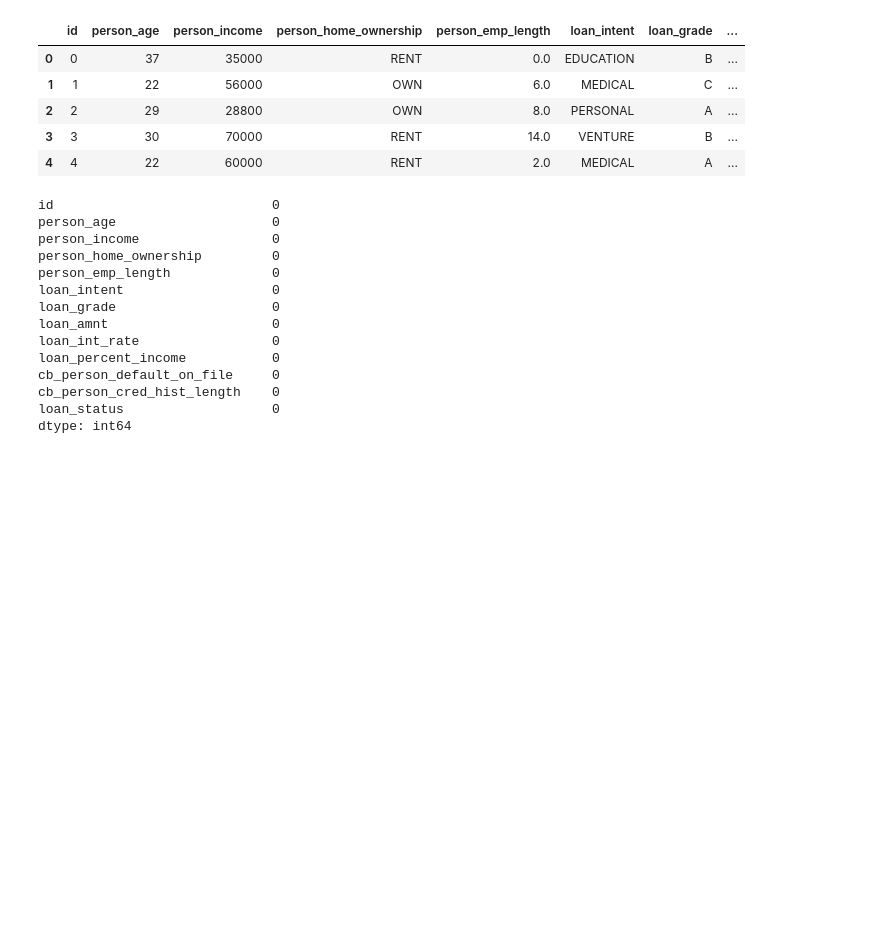
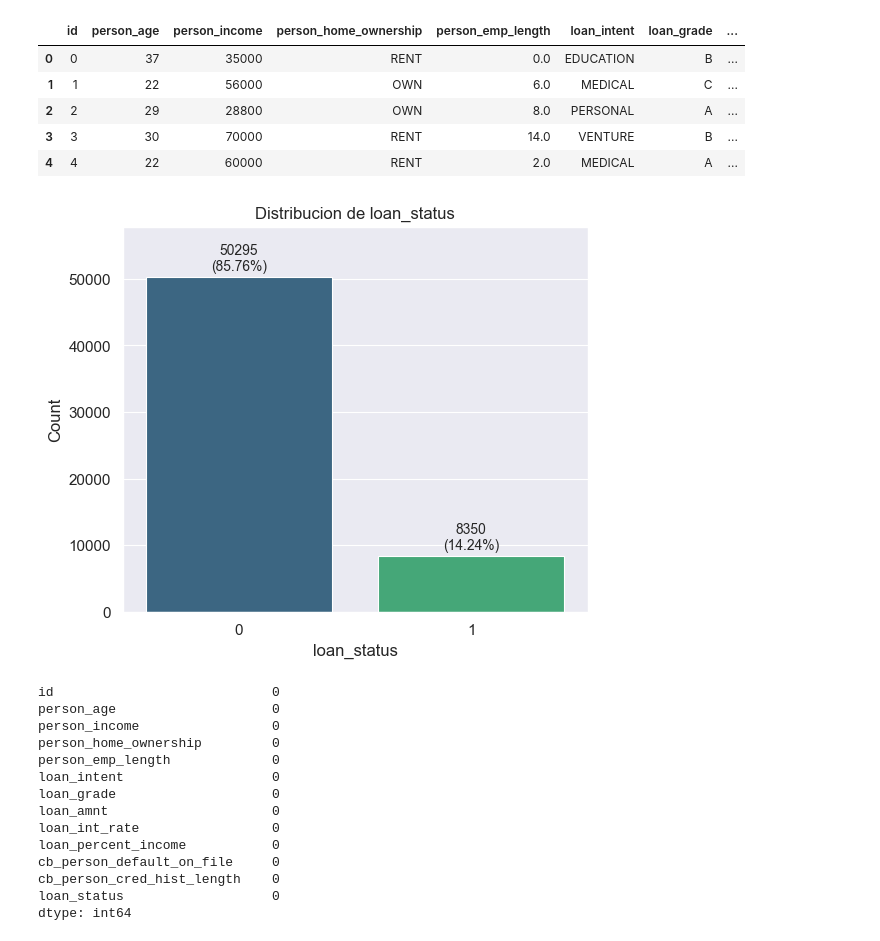
Before and after one commit to Pericsen/loan-approval-prediction, a Jupyter notebook: EDA.ipynb, the cells around one changed output. Saved outputs shown, nothing was run; the diff lists cells and outputs as text; code cells hidden in the pictures; blank space fills up the shorter version.

```diff
--- a/EDA.ipynb
+++ b/EDA.ipynb
@@ -27,6 +27,26 @@ train.head()
 | 2 | 2 | 29 | 28800 | OWN | 8.0 | PERSONAL | A | ... |
 | 3 | 3 | 30 | 70000 | RENT | 14.0 | VENTURE | B | ... |
 | 4 | 4 | 22 | 60000 | RENT | 2.0 | MEDICAL | A | ... |
+# %%
+loan_status_counts = train['loan_status'].value_counts()
+total = loan_status_counts.sum()
+percentages = (loan_status_counts / total) * 100
+
+# Crear el gráfico
+plt.figure(figsize=(6,5))
+sns.barplot(x=loan_status_counts.index, y=loan_status_counts.values, palette='viridis')
+plt.title('Distribucion de loan_status')
+plt.xlabel('loan_status')
+plt.ylabel('Count')
+plt.ylim(0, loan_status_counts.max() * 1.15)
+
+# Agregar datalabels (número y porcentaje)
+for i, (count, percentage) in enumerate(zip(loan_status_counts.values, percentages)):
+    plt.text(i, count + total * 0.01,  # Ajuste para que las etiquetas no se superpongan
+             f'{count}\n({percentage:.2f}%)',
+             ha='center', va='bottom', fontsize=10)
+# %% [output]
+[figure, added]
 # %%
 train['cb_person_default_on_file'].replace({'N':0, 'Y':1}, inplace=True)
 test['cb_person_default_on_file'].replace({'N':0, 'Y':1}, inplace=True)
```
Also changed, not shown: parts of 5 cells of this notebook, 12 other files.
